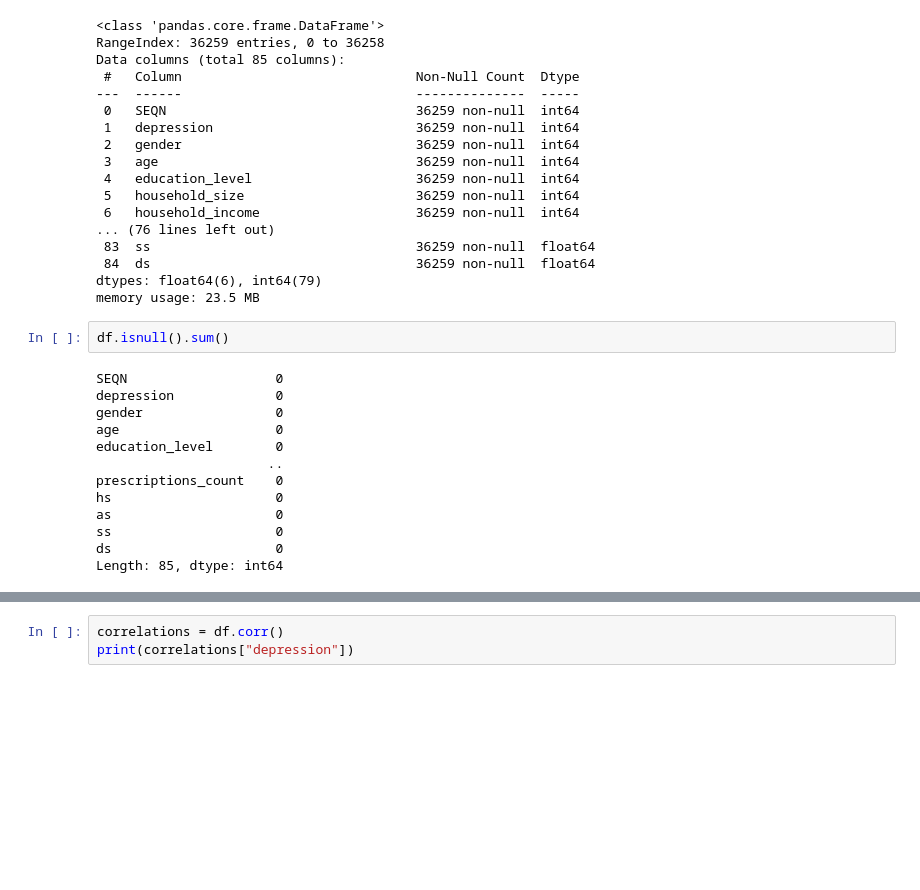
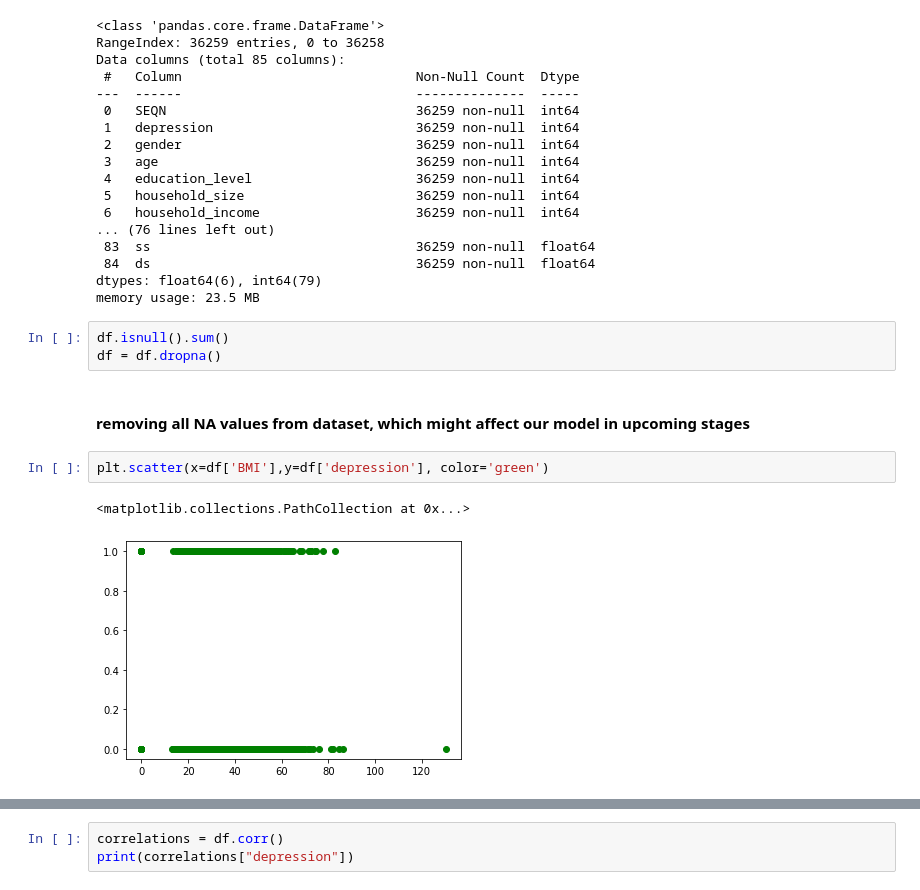
Before and after one commit to animesh288/Team-Dyad_PS-5, a Jupyter notebook: ML Model/status.ipynb, the cells around one changed output, grey strips where cells are left out. Saved outputs shown, nothing was run; the diff lists cells and outputs as text; blank space fills up the shorter version.

Commit message:
modeling

```diff
--- a/ML Model/status.ipynb
+++ b/ML Model/status.ipynb
@@ -338,16 +397,11 @@ dtypes: float64(6), int64(79)
 memory usage: 23.5 MB
 # %%
 df.isnull().sum()
+df = df.dropna()
-# %% [output]
-SEQN                   0
-depression             0
-gender                 0
-age                    0
-education_level        0
-                      ..
-prescriptions_count    0
-hs                     0
-as                     0
-ss                     0
-ds                     0
-Length: 85, dtype: int64
+# %% [markdown]
+#### removing all NA values from dataset, which might affect our model in upcoming stages
+# %%
+plt.scatter(x=df['BMI'],y=df['depression'], color='green')
+# %% [output]
+<matplotlib.collections.PathCollection at 0x...>
+[figure, added]
```
Also changed, not shown: parts of 82 cells of this notebook.
